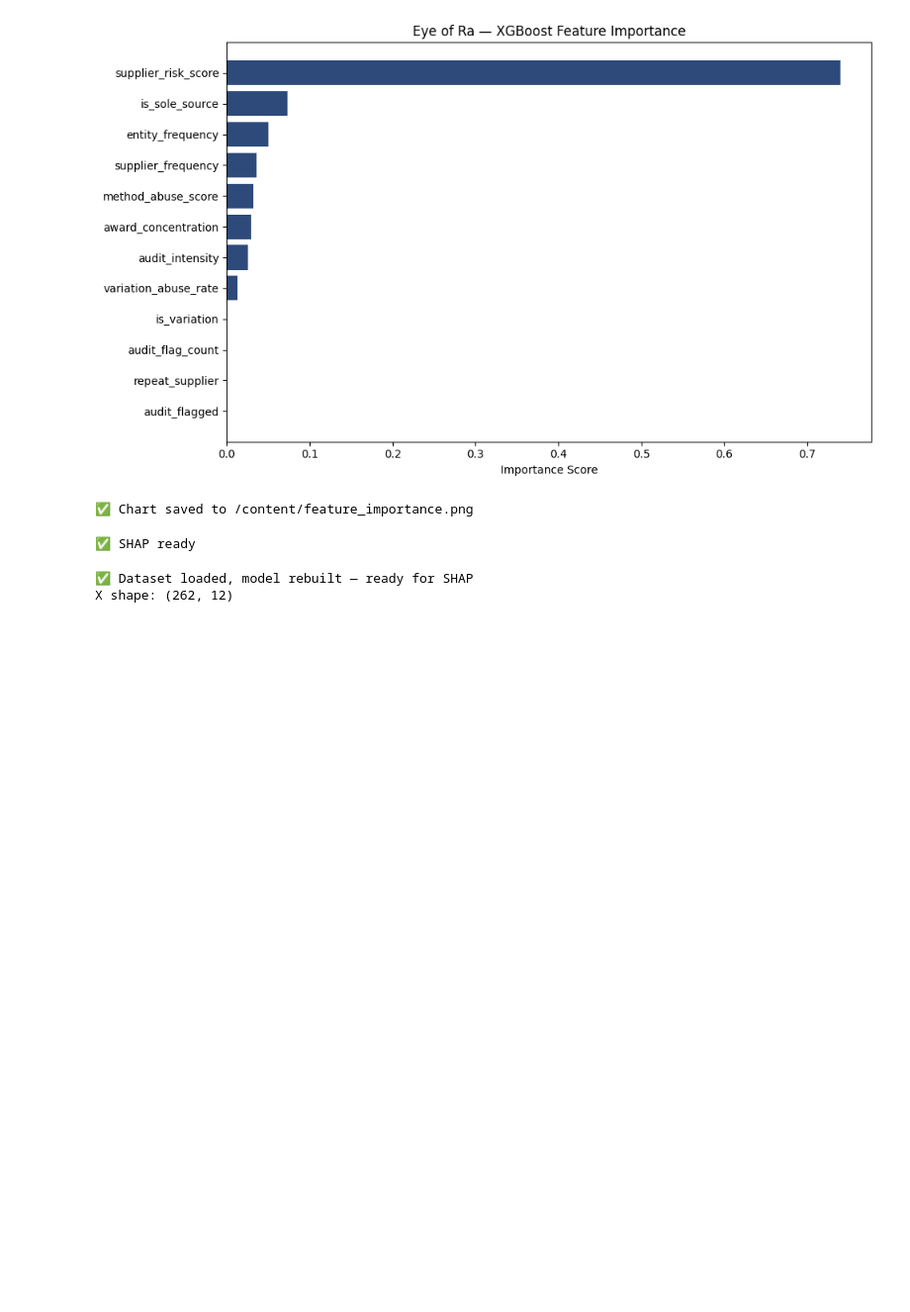
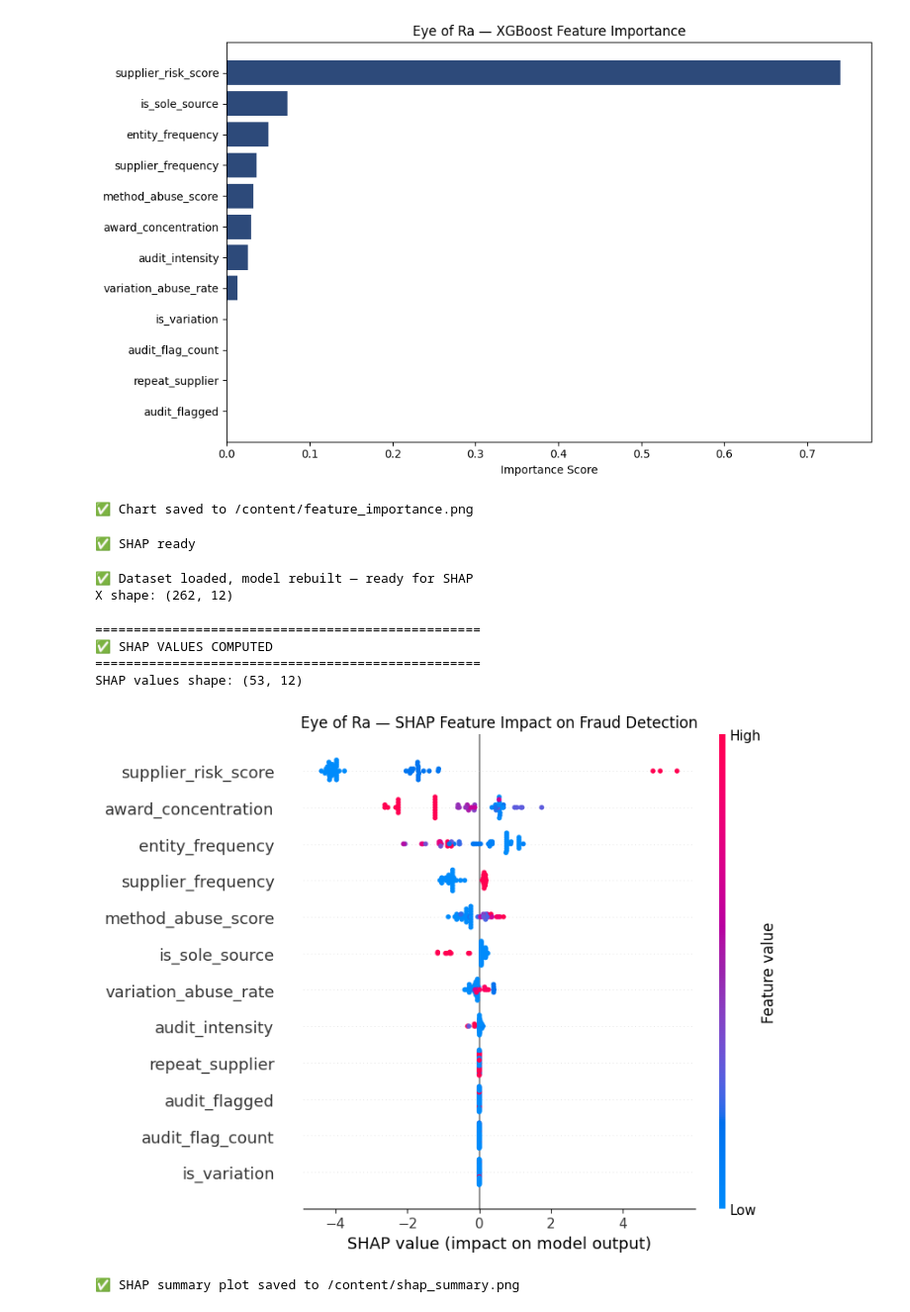
Before and after one commit to Joey-Jireh/eye-of-ra, a Jupyter notebook: notebooks/week2/week2_model_training.ipynb, the cells around one changed output. Shown at 99% size. Drawn from its saved outputs; the diff is of its cells as text; code cells hidden in the pictures; blank space fills up the shorter version.

Commit message:
Cell 15 — SHAP summary plot

```diff
--- a/notebooks/week2/week2_model_training.ipynb
+++ b/notebooks/week2/week2_model_training.ipynb
@@ -655,3 +655,31 @@ print(f"X shape: {X.shape}")
 # %% [output]
 ✅ Dataset loaded, model rebuilt — ready for SHAP
 X shape: (262, 12)
+# %%
+# Cell 15 — SHAP explainability
+
+explainer = shap.TreeExplainer(model)
+shap_values = explainer.shap_values(X_test)
+
+print("=" * 50)
+print("✅ SHAP VALUES COMPUTED")
+print("=" * 50)
+print(f"SHAP values shape: {shap_values.shape}")
+
+# Summary plot — shows which features drive fraud predictions most
+plt.figure()
+shap.summary_plot(shap_values, X_test, feature_names=feature_cols, show=False)
+plt.title("Eye of Ra — SHAP Feature Impact on Fraud Detection")
+plt.tight_layout()
+plt.savefig('/content/shap_summary.png', dpi=150, bbox_inches='tight')
+plt.show()
+print("\n✅ SHAP summary plot saved to /content/shap_summary.png")
+
+# Git: Cell 15 — SHAP summary plot
+# %% [output]
+==================================================
+✅ SHAP VALUES COMPUTED
+==================================================
+SHAP values shape: (53, 12)
+[figure, added]
+✅ SHAP summary plot saved to /content/shap_summary.png
```
